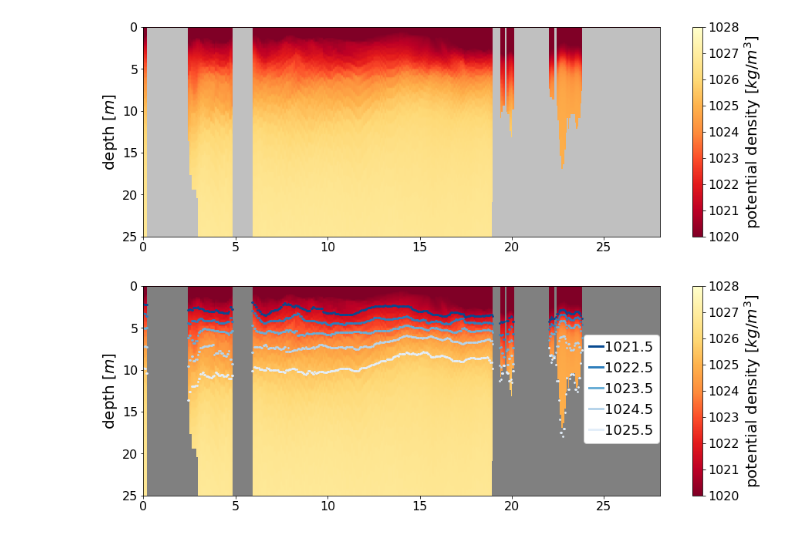
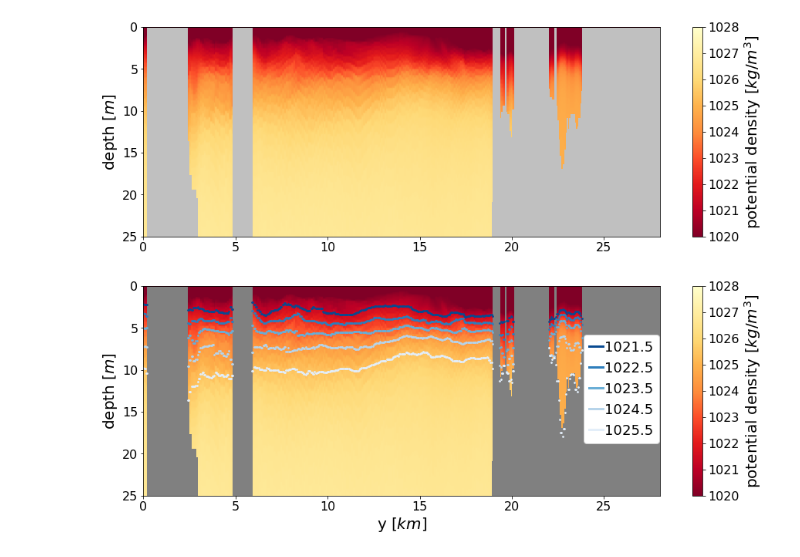
Before and after one commit to sintefmath/reduced-gravity-ocean-model, a Jupyter notebook: notebooks/Oslofjord/Oslofjord-MLD.ipynb, the cells around one changed output. Saved outputs shown, nothing was run; the diff lists cells and outputs as text; code cells hidden in the pictures.

```diff
--- a/notebooks/Oslofjord/Oslofjord-MLD.ipynb
+++ b/notebooks/Oslofjord/Oslofjord-MLD.ipynb
@@ -173,31 +173,32 @@ cmap_dens.set_bad("grey",alpha=1.0)
 extent = [0, s_pot_densities_show.shape[0]*50/1000, depth_show_meters, 0]
 
 im = ax.imshow(s_pot_densities_show.T,
                 origin="upper", cmap=cmap_dens,
                 aspect='auto', extent=extent,
                 vmin=1020, vmax=1028)
 
 ax.tick_params(axis='x', labelsize=16)
 ax.tick_params(axis='y', labelsize=16)
 ax.set_ylabel("depth [$m$]", fontsize=20)
+ax.set_xlabel("y [$km$]", fontsize=20)
 
 cb = plt.colorbar(im, pad=0.05)
 cb.set_label(label="potential density [$kg/m^3$]", size=20)
 cb.ax.tick_params(labelsize=16)
 
 cmap=plt.cm.Blues
 
 ms = [1, 3, 5, 7, 9]
 legend_handles = []
 for m in range(len(ms)):
     ax.scatter(np.arange(s_pot_densities.shape[1])*50/1000, mlds[ms[m]][:,y_cut], s=3, color=cmap(1-ms[m]/10))#, alpha=(1-ms[m]/10))
     legend_handles.append(mlines.Line2D([], [], c=cmap(1-ms[m]/10), lw=3, label=str(mld_values[ms[m]])))
 
 plt.legend(handles=legend_handles, handlelength=1, loc=(0.8525, 0.25),
         handletextpad=0.1,
         facecolor="white", framealpha=1,
         labelcolor="black", fontsize=18)
 
 plt.savefig("figs/mlds.pdf")
 # %% [output]
-[figure, old version]
+[figure, new version]
```
